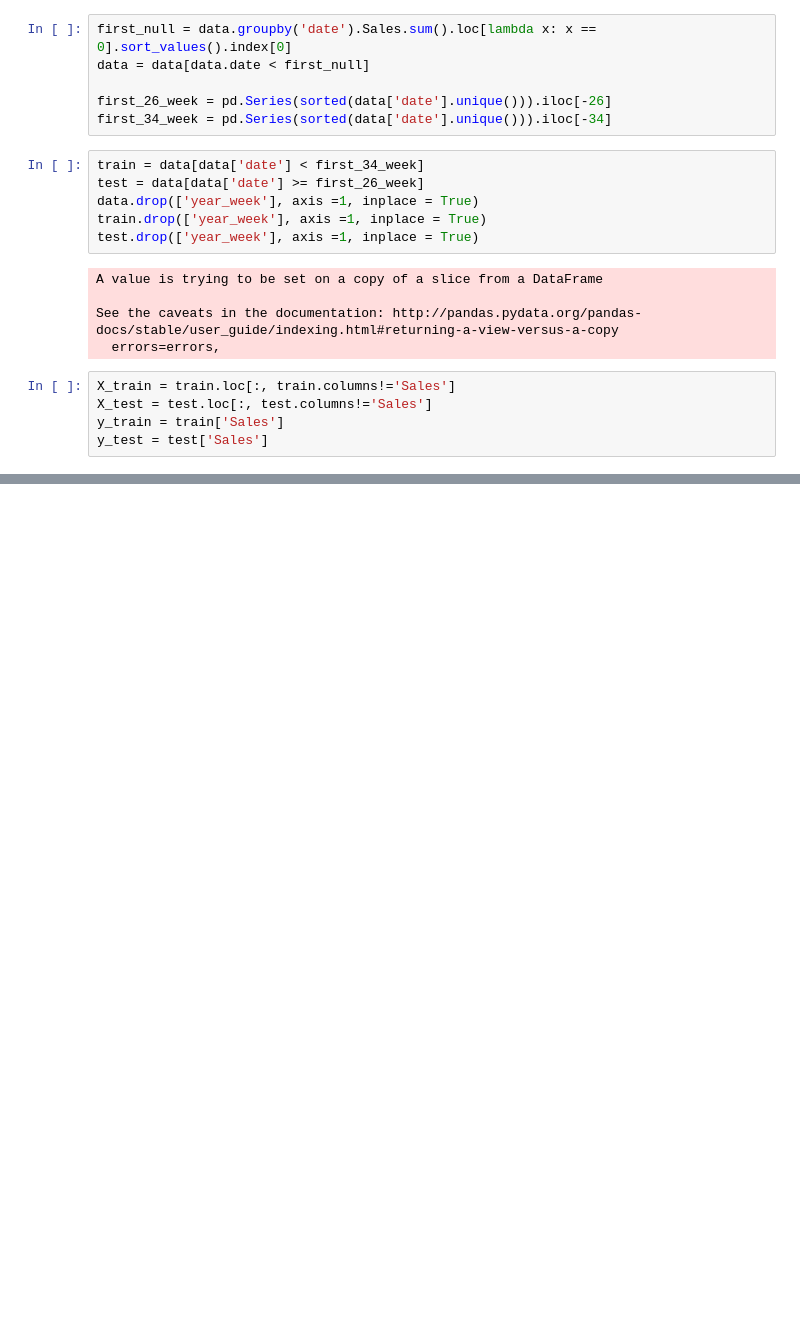
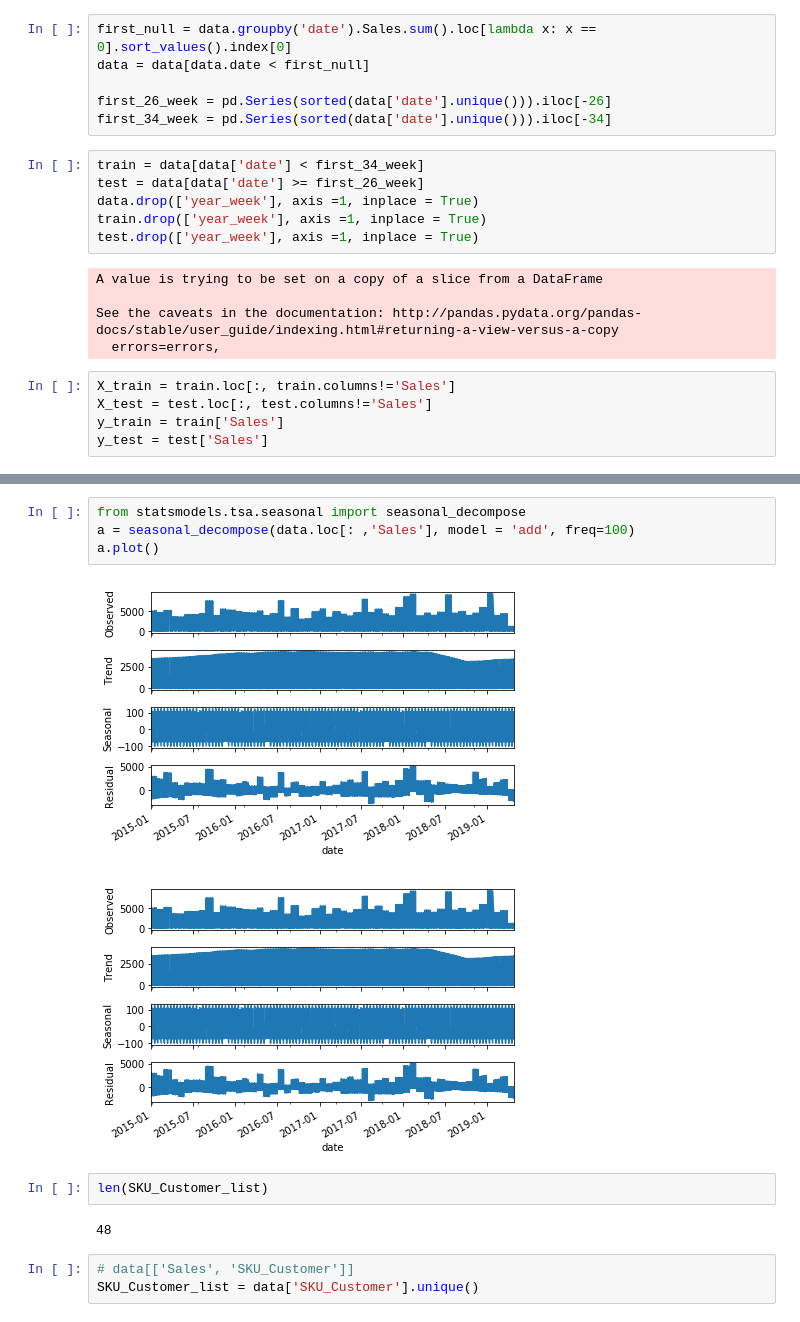
Before and after one commit to izhako/Python_DB_script, a Jupyter notebook: work/Untitled (1).ipynb, the cells around one changed output, grey strips where cells are left out. Cells and saved outputs as stored; diff of their text form; blank space fills up the shorter version.

```diff
--- a/work/Untitled (1).ipynb
+++ b/work/Untitled (1).ipynb
@@ -73,0 +98,14 @@ y_test = test['Sales']
+# %%
+from statsmodels.tsa.seasonal import seasonal_decompose
+a = seasonal_decompose(data.loc[: ,'Sales'], model = 'add', freq=100)
+a.plot()
+# %% [output]
+[figure, added]
+[figure, added]
+# %%
+len(SKU_Customer_list)
+# %% [output]
+48
+# %%
+# data[['Sales', 'SKU_Customer']]
+SKU_Customer_list = data['SKU_Customer'].unique()
```
Also changed, not shown: parts of 6 cells of this notebook.
